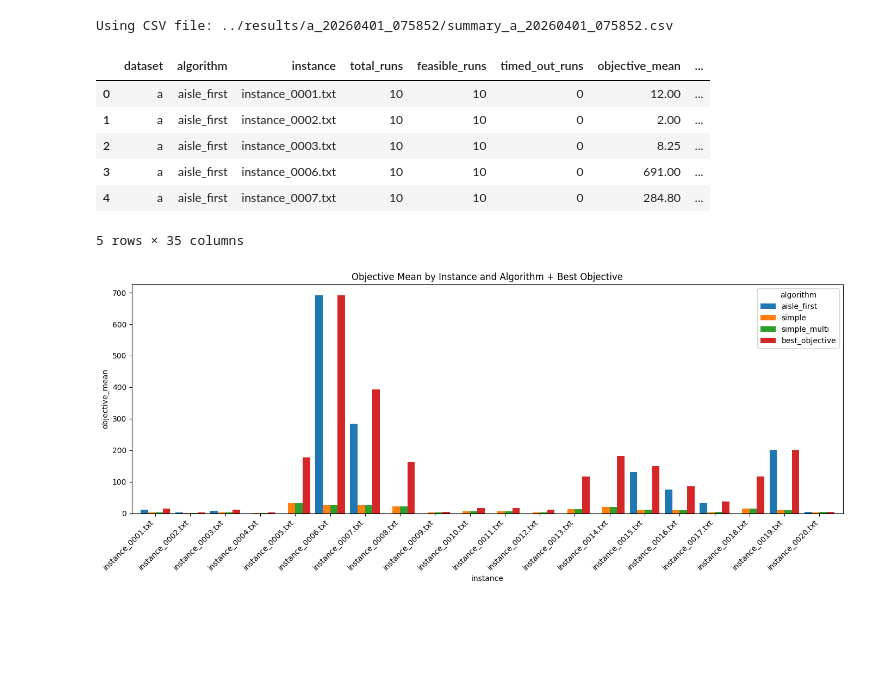
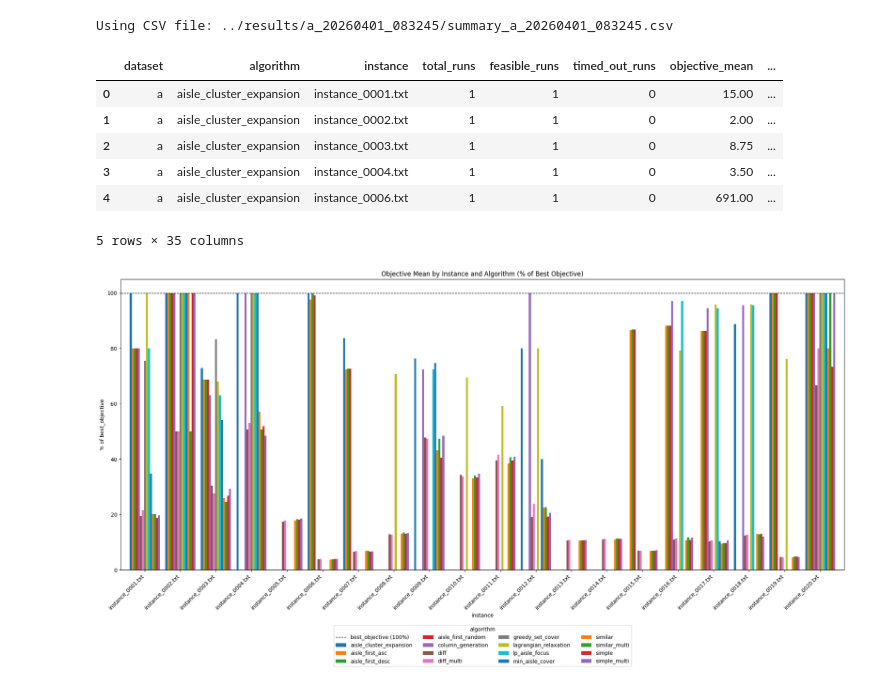
Before and after one commit to tinicius/challenge-sbpo-2025, a Jupyter notebook: notebooks/study.ipynb, the cells around one changed output. Saved outputs shown, nothing was run; the diff lists cells and outputs as text; code cells hidden in the pictures; blank space fills up the shorter version.

```diff
--- a/notebooks/study.ipynb
+++ b/notebooks/study.ipynb
@@ -4,10 +4,11 @@ from pathlib import Path
 import pandas as pd
 import matplotlib.pyplot as plt
 
-run = 'a_20260401_075852'
+run = 'a_20260401_083245'
+# run = None  # Set to None to auto-detect the latest CSV file in results/
 
 # Set to a CSV path string to force a specific file, e.g. '../results/my_file.csv'.
-csv_file = f'../results/{run}/summary_{run}.csv'
+csv_file = f'../results/{run}/summary_{run}.csv' if run else None
 
 results_candidates = [Path('results'), Path('../results')]
 results_dir = next((p for p in results_candidates if p.exists() and p.is_dir()), None)
@@ -53,40 +54,43 @@ df = df[ordered_columns]
 
 df.head()
 # %% [output]
-Using CSV file: ../results/a_20260401_075852/summary_a_20260401_075852.csv
+Using CSV file: ../results/a_20260401_083245/summary_a_20260401_083245.csv
 |  | dataset | algorithm | instance | total_runs | feasible_runs | timed_out_runs | objective_mean | ... |
-| 0 | a | aisle_first | instance_0001.txt | 10 | 10 | 0 | 12.00 | ... |
-| 1 | a | aisle_first | instance_0002.txt | 10 | 10 | 0 | 2.00 | ... |
-| 2 | a | aisle_first | instance_0003.txt | 10 | 10 | 0 | 8.25 | ... |
-| 3 | a | aisle_first | instance_0006.txt | 10 | 10 | 0 | 691.00 | ... |
-| 4 | a | aisle_first | instance_0007.txt | 10 | 10 | 0 | 284.80 | ... |
+| 0 | a | aisle_cluster_expansion | instance_0001.txt | 1 | 1 | 0 | 15.00 | ... |
+| 1 | a | aisle_cluster_expansion | instance_0002.txt | 1 | 1 | 0 | 2.00 | ... |
+| 2 | a | aisle_cluster_expansion | instance_0003.txt | 1 | 1 | 0 | 8.75 | ... |
+| 3 | a | aisle_cluster_expansion | instance_0004.txt | 1 | 1 | 0 | 3.50 | ... |
+| 4 | a | aisle_cluster_expansion | instance_0006.txt | 1 | 1 | 0 | 691.00 | ... |
 5 rows × 35 columns
 # %%
 objective_plot = (
     df.pivot_table(
         index='instance',
         columns='algorithm',
         values='objective_mean',
         aggfunc='mean'
     )
     .sort_index()
     .fillna(0)
 )
 
 best_objective_by_instance = (
     df[['instance', 'best_objective']]
     .drop_duplicates(subset='instance')
     .set_index('instance')['best_objective']
 )
-objective_plot['best_objective'] = objective_plot.index.to_series().map(best_objective_by_instance).fillna(0)
 
-ax = objective_plot.plot(kind='bar', figsize=(14, 6), width=0.85)
+objective_pct_plot = objective_plot.div(best_objective_by_instance, axis=0) * 100
+objective_pct_plot = objective_pct_plot.replace([float('inf'), -float('inf')], 0).fillna(0)
+
+ax = objective_pct_plot.plot(kind='bar', figsize=(20, 12), width=0.85)
+ax.axhline(100, color='black', linestyle='--', linewidth=1, label='best_objective (100%)')
 ax.set_xlabel('instance')
-ax.set_ylabel('objective_mean')
-ax.set_title('Objective Mean by Instance and Algorithm + Best Objective')
-ax.legend(title='algorithm')
+ax.set_ylabel('% of best_objective')
+ax.set_title('Objective Mean by Instance and Algorithm (% of Best Objective)')
+ax.legend(title='algorithm', loc='upper center', bbox_to_anchor=(0.5, -0.18), ncol=4)
 plt.xticks(rotation=45, ha='right')
-plt.tight_layout()
+plt.tight_layout(rect=[0, 0.08, 1, 1])
 plt.show()
 # %% [output]
-[figure, old version]
+[figure, new version]
```
Also changed, not shown: parts of 3 cells of this notebook, 25 other files.
